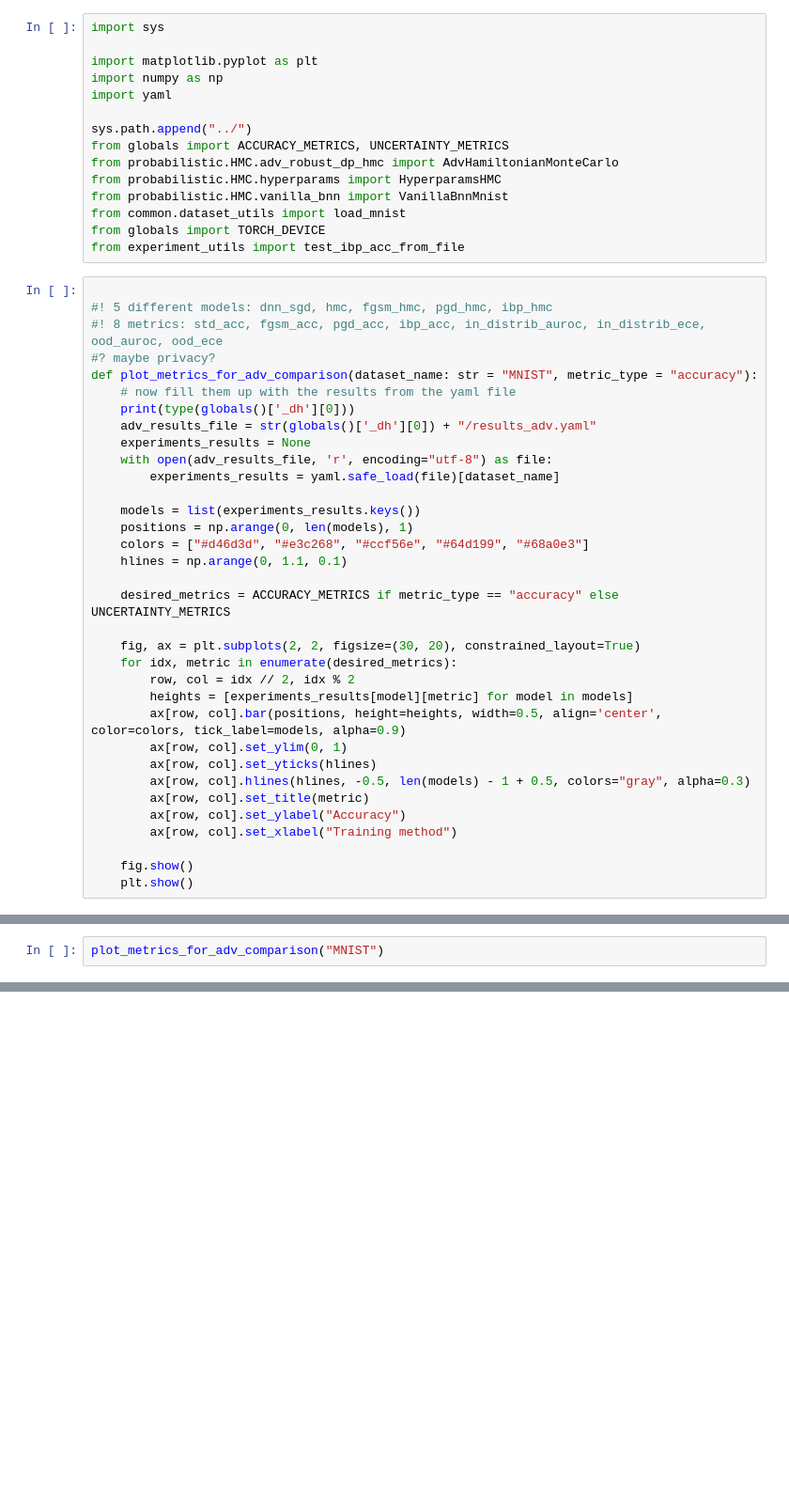
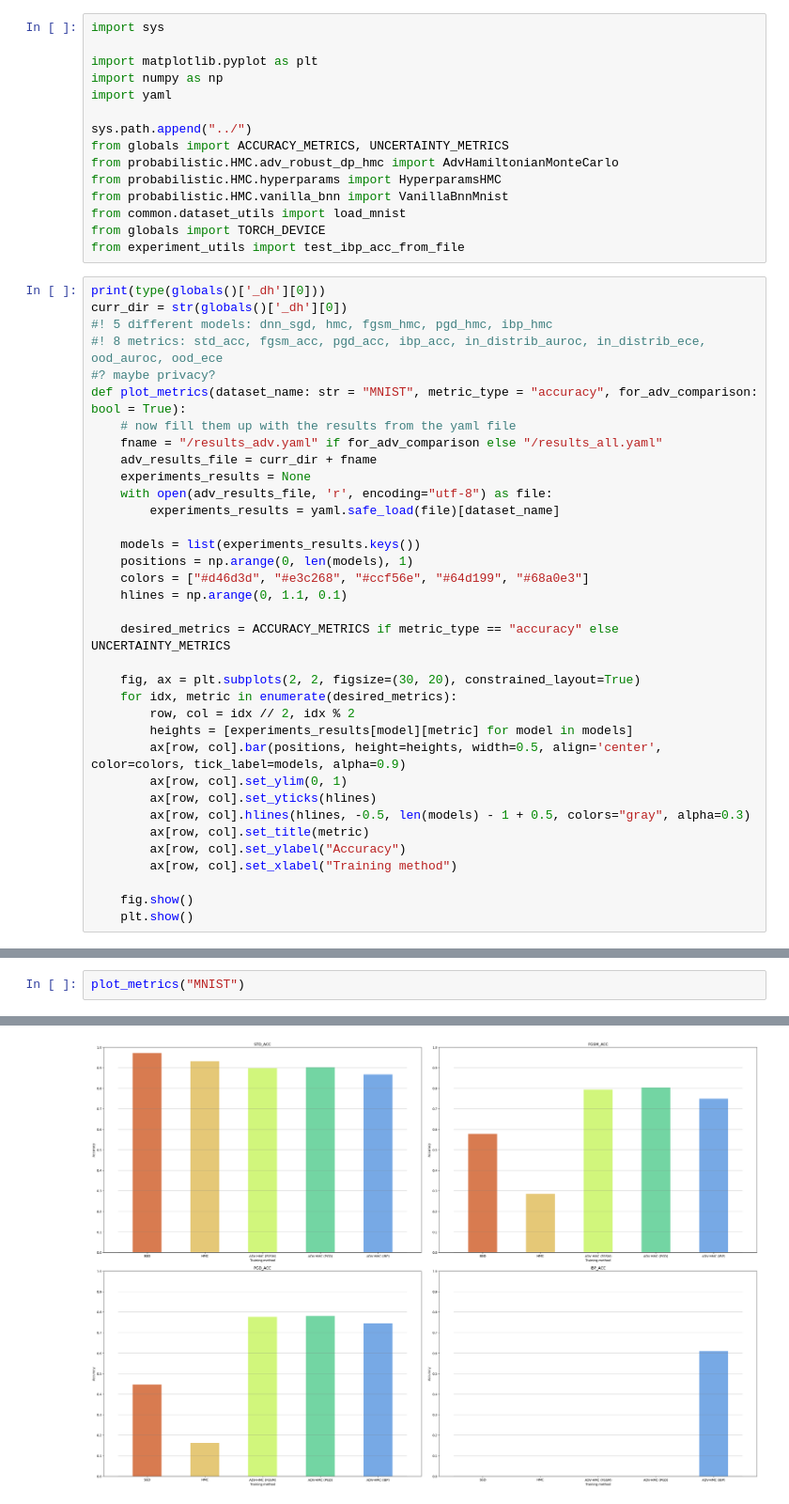
Before and after one commit to Mihneaghitu/RobustnessPrivacyTradeoffInBNNs, a Jupyter notebook: experiments/plots.ipynb, the cells around one changed output, grey strips where cells are left out. Shown at 94% size. Cells and saved outputs as stored; diff of their text form; blank space fills up the shorter version.

```diff
--- a/experiments/plots.ipynb
+++ b/experiments/plots.ipynb
@@ -14,14 +14,15 @@ from common.dataset_utils import load_mnist
 from globals import TORCH_DEVICE
 from experiment_utils import test_ibp_acc_from_file
 # %%
-
+print(type(globals()['_dh'][0]))
+curr_dir = str(globals()['_dh'][0])
 #! 5 different models: dnn_sgd, hmc, fgsm_hmc, pgd_hmc, ibp_hmc
 #! 8 metrics: std_acc, fgsm_acc, pgd_acc, ibp_acc, in_distrib_auroc, in_distrib_ece, ood_auroc, ood_ece
 #? maybe privacy?
-def plot_metrics_for_adv_comparison(dataset_name: str = "MNIST", metric_type = "accuracy"):
+def plot_metrics(dataset_name: str = "MNIST", metric_type = "accuracy", for_adv_comparison: bool = True):
     # now fill them up with the results from the yaml file
-    print(type(globals()['_dh'][0]))
-    adv_results_file = str(globals()['_dh'][0]) + "/results_adv.yaml"
+    fname = "/results_adv.yaml" if for_adv_comparison else "/results_all.yaml"
+    adv_results_file = curr_dir + fname
     experiments_results = None
     with open(adv_results_file, 'r', encoding="utf-8") as file:
         experiments_results = yaml.safe_load(file)[dataset_name]
@@ -50,2 +53,3 @@ def plot_metrics_for_adv_comparison(dataset_name: str = "MNIST", metric_type = "
 # %%
-plot_metrics_for_adv_comparison("MNIST")
+plot_metrics("MNIST")
+# %% [output]
@@ -52 +57,2 @@ plot_metrics_for_adv_comparison("MNIST")
+[figure, added]
 # %%
```
Also changed, not shown: parts of 7 cells of this notebook, 7 other files.
